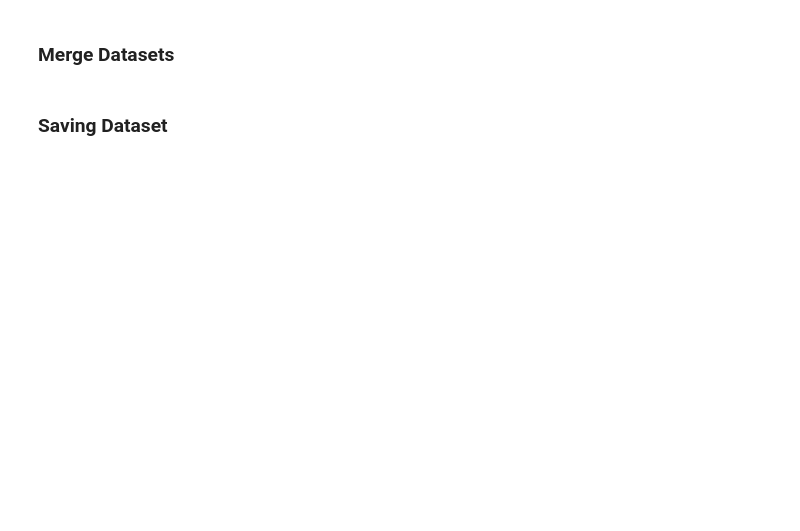
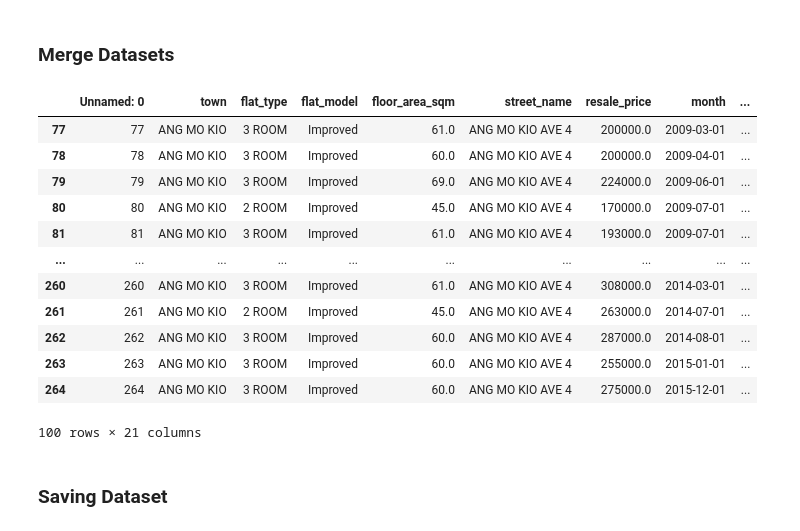
Before and after one commit to kkinmunn/is4303_hdbresale, a Jupyter notebook: eda/datablending.ipynb, the cells around one changed output. Drawn from its saved outputs; the diff is of its cells as text; code cells hidden in the pictures; blank space fills up the shorter version.

```diff
--- a/eda/datablending.ipynb
+++ b/eda/datablending.ipynb
@@ -250,9 +294,61 @@ REGION_C
 # %% [markdown]
 ### Merge Datasets
 # %%
-## USE THE CELLS HERE ##
+# Function to calculate Haversine distance between two points
+def haversine_distance(lng1, lat1, lng2, lat2):
+    lng1, lat1, lng2, lat2 = map(radians, [lng1, lat1, lng2, lat2])
+    distances = haversine_distances([[lat1, lng1], [lat2, lng2]])
+    return distances[1, 0] * 6371.0  # multiply by Earth radius to get km
+
+# Function to count POIs of a certain type within a specified radius
+def count_pois_within_radius(hdb_lng, hdb_lat, poi_data, poi_type, radius):
+    count = 0
+    for index, poi in data_poi_filtered.iterrows():
+        poi_lng = poi['lng']
+        poi_lat = poi['lat']
+        distance = haversine_distance(hdb_lng, hdb_lat, poi_lng, poi_lat)
+        if distance <= radius and poi[poi_type] == True:
+            count += 1
+    return count
+# %%
+hdb_resale_data = data_hdb_last15.head(100)
 # %%
-## USE THE CELLS HERE ##
+# Iterate through each HDB resale unit
+for index, hdb_unit in hdb_resale_data.iterrows():
+    hdb_lng = hdb_unit['long']
+    hdb_lat = hdb_unit['lat']
+
+    healthcare_within_1km_count = 0
+    recreational_within_1km_count = 0
+    education_within_1km_count = 0
+
+    # Count healthcare within 1km radius
+    healthcare_within_1km_count = count_pois_within_radius(hdb_lng, hdb_lat, data_poi_filtered, 'Healthcare', 1)
+    # Count recreational areas within 1km radius
+    recreational_within_1km_count = count_pois_within_radius(hdb_lng, hdb_lat, data_poi_filtered, 'Recreational', 1)
+    # Count educational instituitions within 1km radius
+    education_within_1km_count = count_pois_within_radius(hdb_lng, hdb_lat, data_poi_filtered, 'Education', 1)
+
+# Add the recreational_count and school_count columns to the original hdb dataset
+hdb_resale_data['healthcare_within_1km_count'] = healthcare_within_1km_count
+hdb_resale_data['recreational_within_1km_count'] = recreational_within_1km_count
+hdb_resale_data['education_within_1km_count'] = education_within_1km_count
+
+hdb_resale_data
+# %% [output]
+|  | Unnamed: 0 | town | flat_type | flat_model | floor_area_sqm | street_name | resale_price | month | ... |
+| 77 | 77 | ANG MO KIO | 3 ROOM | Improved | 61.0 | ANG MO KIO AVE 4 | 200000.0 | 2009-03-01 | ... |
+| 78 | 78 | ANG MO KIO | 3 ROOM | Improved | 60.0 | ANG MO KIO AVE 4 | 200000.0 | 2009-04-01 | ... |
+| 79 | 79 | ANG MO KIO | 3 ROOM | Improved | 69.0 | ANG MO KIO AVE 4 | 224000.0 | 2009-06-01 | ... |
+| 80 | 80 | ANG MO KIO | 2 ROOM | Improved | 45.0 | ANG MO KIO AVE 4 | 170000.0 | 2009-07-01 | ... |
+| 81 | 81 | ANG MO KIO | 3 ROOM | Improved | 61.0 | ANG MO KIO AVE 4 | 193000.0 | 2009-07-01 | ... |
+| ... | ... | ... | ... | ... | ... | ... | ... | ... | ... |
+| 260 | 260 | ANG MO KIO | 3 ROOM | Improved | 61.0 | ANG MO KIO AVE 4 | 308000.0 | 2014-03-01 | ... |
+| 261 | 261 | ANG MO KIO | 2 ROOM | Improved | 45.0 | ANG MO KIO AVE 4 | 263000.0 | 2014-07-01 | ... |
+| 262 | 262 | ANG MO KIO | 3 ROOM | Improved | 60.0 | ANG MO KIO AVE 4 | 287000.0 | 2014-08-01 | ... |
+| 263 | 263 | ANG MO KIO | 3 ROOM | Improved | 60.0 | ANG MO KIO AVE 4 | 255000.0 | 2015-01-01 | ... |
+| 264 | 264 | ANG MO KIO | 3 ROOM | Improved | 60.0 | ANG MO KIO AVE 4 | 275000.0 | 2015-12-01 | ... |
+100 rows × 21 columns
 # %%
 # Check Merged Dataset
 # data_hdb_last15.info()
```
Also changed, not shown: parts of 7 cells of this notebook.
